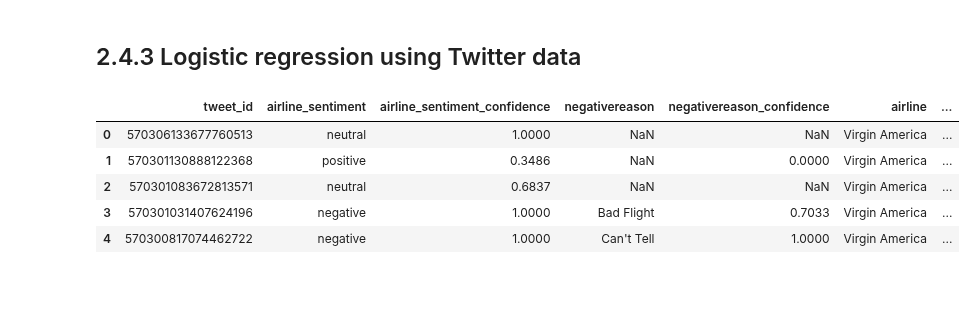
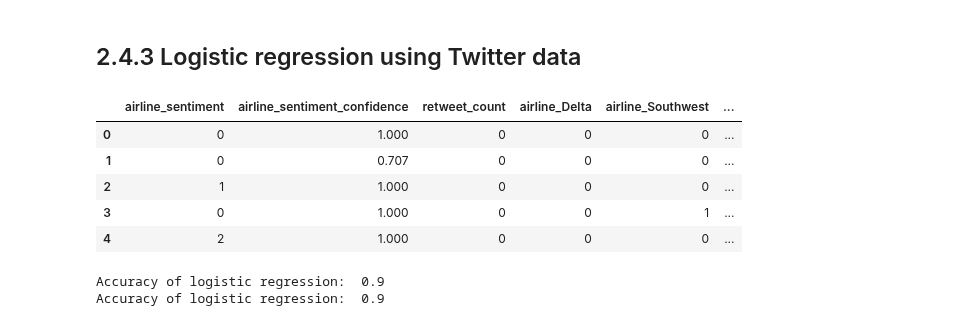
Before and after one commit to oecorrechag/natural_language_processing, a Jupyter notebook: 2. Sentiment Analysis in Python/notebooks/2.4.0_Let's Predict the Sentiment.ipynb, the cells around one changed output. Saved outputs shown, nothing was run; the diff lists cells and outputs as text; code cells hidden in the pictures; blank space fills up the shorter version.

```diff
--- a/2. Sentiment Analysis in Python/notebooks/2.4.0_Let's Predict the Sentiment.ipynb
+++ b/2. Sentiment Analysis in Python/notebooks/2.4.0_Let's Predict the Sentiment.ipynb
@@ -50,28 +51,31 @@ Accuracy of logistic regression:  1.0
 # %% [markdown]
 ## 2.4.3 Logistic regression using Twitter data
 # %%
-tweets = pd.read_csv(raw / "Tweets.csv", sep=',')
+tweets = pd.read_csv(raw / "tweets2.csv", sep=',')
 tweets.head()
 # %% [output]
-|  | tweet_id | airline_sentiment | airline_sentiment_confidence | negativereason | negativereason_confidence | airline | ... |
-| 0 | 570306133677760513 | neutral | 1.0000 | NaN | NaN | Virgin America | ... |
-| 1 | 570301130888122368 | positive | 0.3486 | NaN | 0.0000 | Virgin America | ... |
-| 2 | 570301083672813571 | neutral | 0.6837 | NaN | NaN | Virgin America | ... |
-| 3 | 570301031407624196 | negative | 1.0000 | Bad Flight | 0.7033 | Virgin America | ... |
-| 4 | 570300817074462722 | negative | 1.0000 | Can't Tell | 1.0000 | Virgin America | ... |
+|  | airline_sentiment | airline_sentiment_confidence | retweet_count | airline_Delta | airline_Southwest | ... |
+| 0 | 0 | 1.000 | 0 | 0 | 0 | ... |
+| 1 | 0 | 0.707 | 0 | 0 | 0 | ... |
+| 2 | 1 | 1.000 | 0 | 0 | 0 | ... |
+| 3 | 0 | 1.000 | 0 | 0 | 1 | ... |
+| 4 | 2 | 1.000 | 0 | 0 | 0 | ... |
 # %%
 # Define the vector of targets and matrix of features
 y = tweets.airline_sentiment
 X = tweets.drop('airline_sentiment', axis=1)
 
 # Build a logistic regression model and calculate the accuracy
-log_reg = ____.____(X, y)
-print('Accuracy of logistic regression: ', log_reg.____)
+log_reg = LogisticRegression().fit(X, y)
+print('Accuracy of logistic regression: ', log_reg.score(X, y))
 
 # Create an array of prediction
-y_predict = log_reg.____
+y_predict = log_reg.predict(X)
 
 # Print the accuracy using accuracy score
-print('Accuracy of logistic regression: ', ____(___, ____))
+print('Accuracy of logistic regression: ', accuracy_score(y, y_predict))
+# %% [output]
+Accuracy of logistic regression:  0.9
+Accuracy of logistic regression:  0.9
 # %%
 print('ok_')
```
Also changed, not shown: parts of 1 cell of this notebook, 1 other file.
